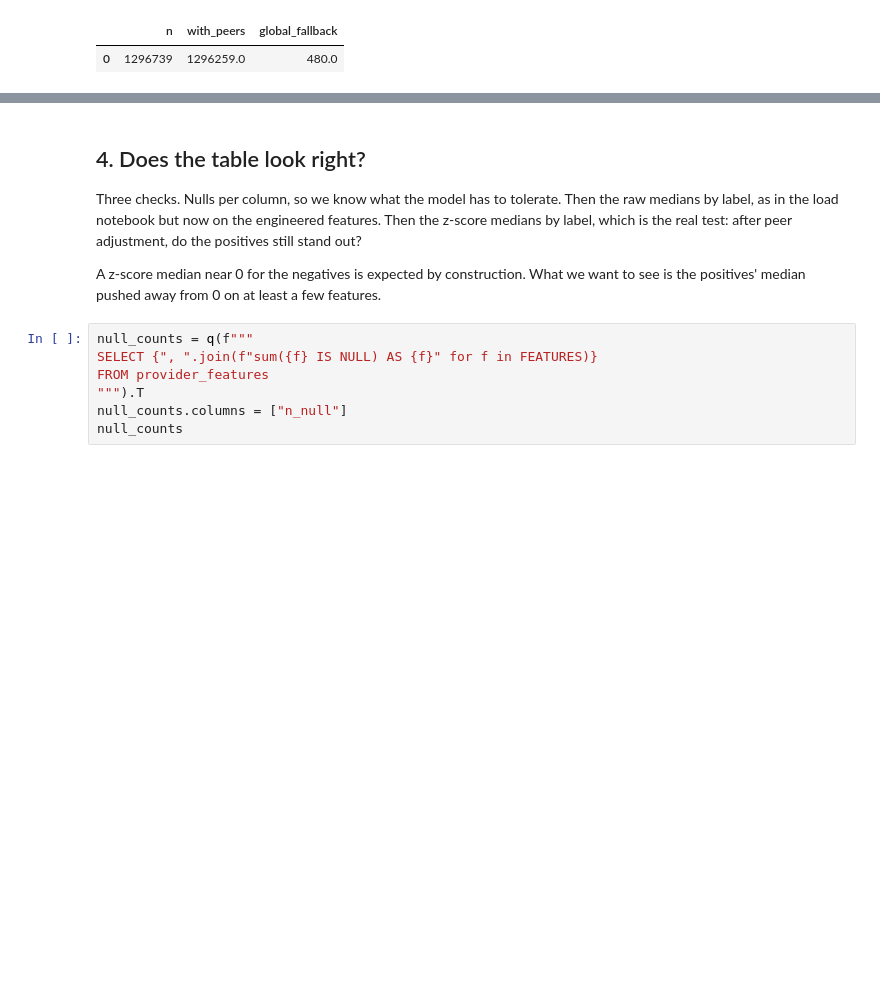
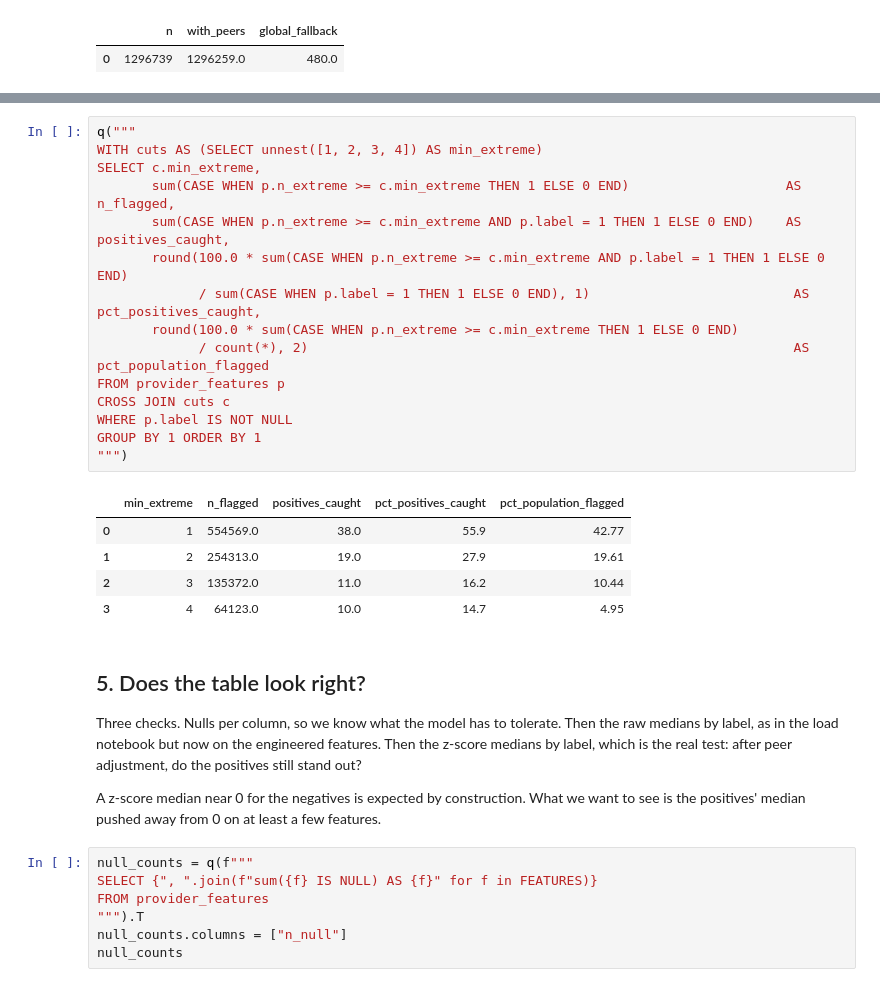
Before and after one commit to PugstaLaney/Medicare-Fraud-ML-using-CMS-, a Jupyter notebook: analysis_notebooks/02_features.ipynb, the cells around one changed output, grey strips where cells are left out. Cells and saved outputs as stored; diff of their text form; blank space fills up the shorter version.

```diff
--- a/analysis_notebooks/02_features.ipynb
+++ b/analysis_notebooks/02_features.ipynb
@@ -227,5 +290,26 @@ q("SELECT count(*) AS n, sum(has_peer_group) AS with_peers, count(*) - sum(has_p
+# %%
+q("""
+WITH cuts AS (SELECT unnest([1, 2, 3, 4]) AS min_extreme)
+SELECT c.min_extreme,
+       sum(CASE WHEN p.n_extreme >= c.min_extreme THEN 1 ELSE 0 END)                    AS n_flagged,
+       sum(CASE WHEN p.n_extreme >= c.min_extreme AND p.label = 1 THEN 1 ELSE 0 END)    AS positives_caught,
+       round(100.0 * sum(CASE WHEN p.n_extreme >= c.min_extreme AND p.label = 1 THEN 1 ELSE 0 END)
+             / sum(CASE WHEN p.label = 1 THEN 1 ELSE 0 END), 1)                          AS pct_positives_caught,
+       round(100.0 * sum(CASE WHEN p.n_extreme >= c.min_extreme THEN 1 ELSE 0 END)
+             / count(*), 2)                                                              AS pct_population_flagged
+FROM provider_features p
+CROSS JOIN cuts c
+WHERE p.label IS NOT NULL
+GROUP BY 1 ORDER BY 1
+""")
+# %% [output]
+|  | min_extreme | n_flagged | positives_caught | pct_positives_caught | pct_population_flagged |
+| 0 | 1 | 554569.0 | 38.0 | 55.9 | 42.77 |
+| 1 | 2 | 254313.0 | 19.0 | 27.9 | 19.61 |
+| 2 | 3 | 135372.0 | 11.0 | 16.2 | 10.44 |
+| 3 | 4 | 64123.0 | 10.0 | 14.7 | 4.95 |
 # %% [markdown]
-## 4. Does the table look right?
+## 5. Does the table look right?
 
 Three checks. Nulls per column, so we know what the model has to tolerate. Then the raw medians
 by label, as in the load notebook but now on the engineered features. Then the z-score medians
```
Also changed, not shown: parts of 5 cells of this notebook.
